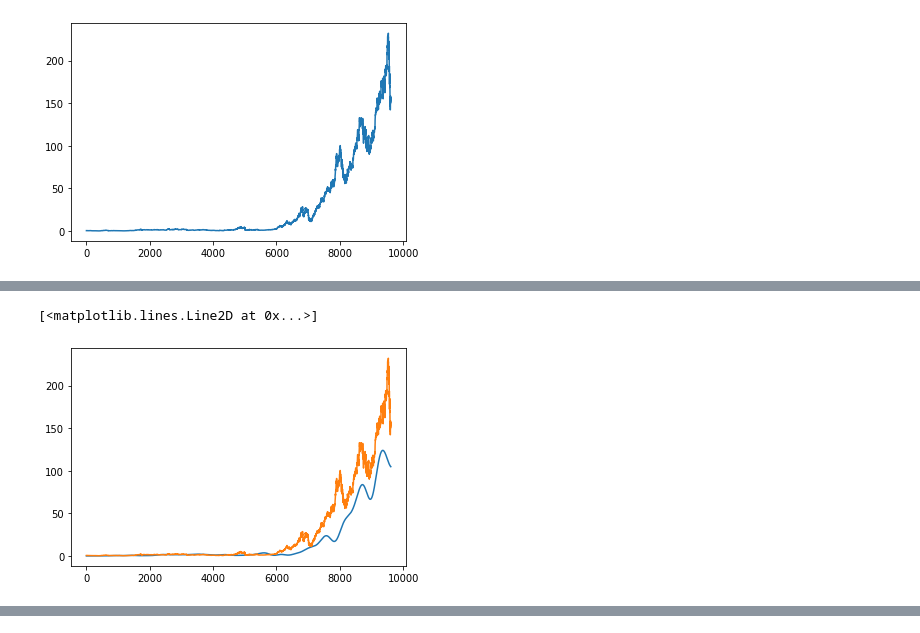
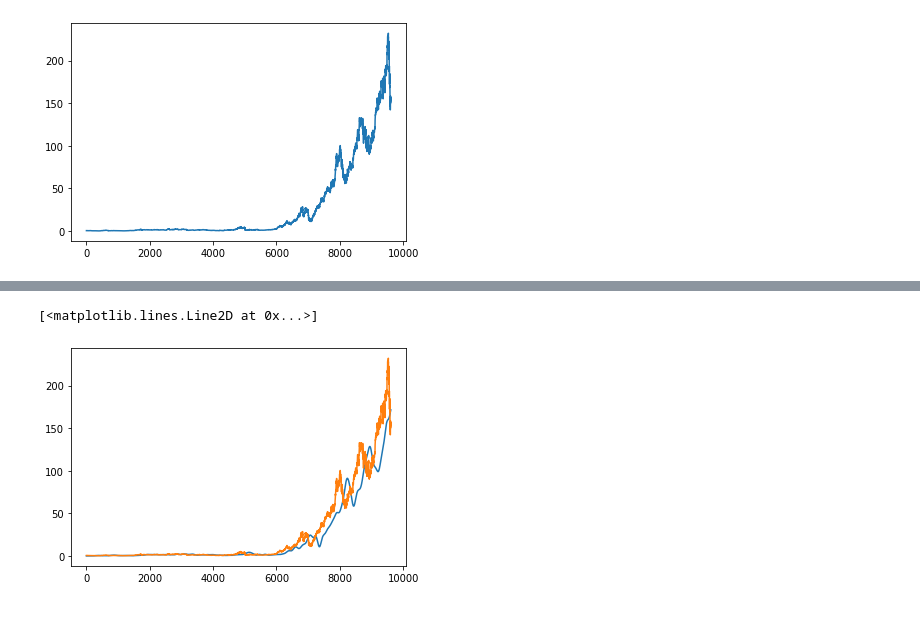
Before and after one commit to yassinkortam/ma_analysis, a Jupyter notebook: ma_analysis.ipynb, the cells around one changed output, grey strips where cells are left out. Saved outputs shown, nothing was run; the diff lists cells and outputs as text; code cells hidden in the pictures.

```diff
--- a/ma_analysis.ipynb
+++ b/ma_analysis.ipynb
@@ -94,8 +95,7 @@ plt.show()
-# %%
-sos = signal.butter(N, W, 'low', output='sos')
-filtered = signal.sosfilt(sos, data)
-plt.plot(filtered)
-plt.plot(data)
-# %% [output]
-[<matplotlib.lines.Line2D at 0x...>]
-[figure, removed]
+# %%
+sys = tf(b, a)
+T = np.array([i for i in range(len(data))])
+tout, yout, xout = signal.lsim(sys, data, T)
+plt.plot(tout, yout)
+plt.plot(data)
+# %% [output]
@@ -102,2 +104,4 @@ plt.plot(data)
+[<matplotlib.lines.Line2D at 0x...>]
+[figure, added]
 # %%
 L = round(np.sqrt(0.196202+(W/(2*np.pi))**2)/(W/(2*np.pi)))
```
Also changed, not shown: parts of 6 cells of this notebook.
